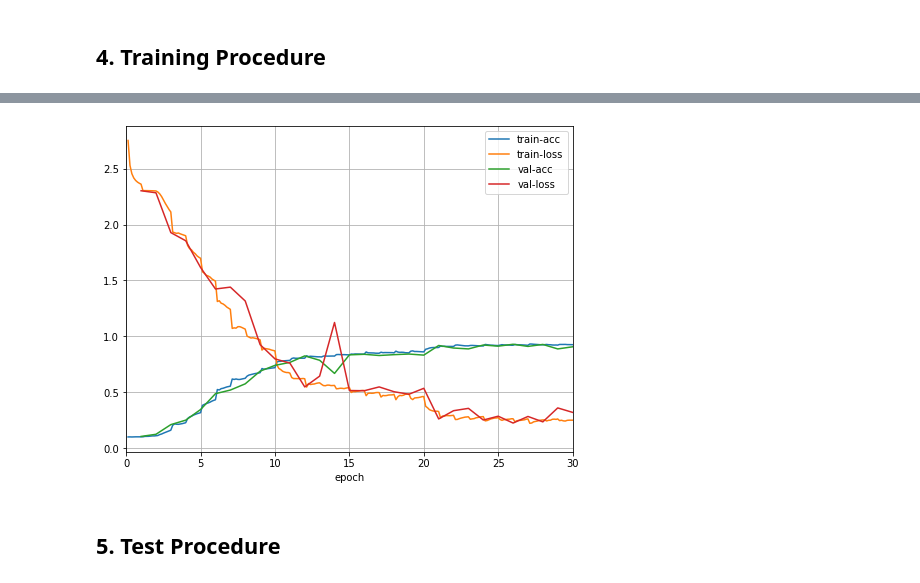
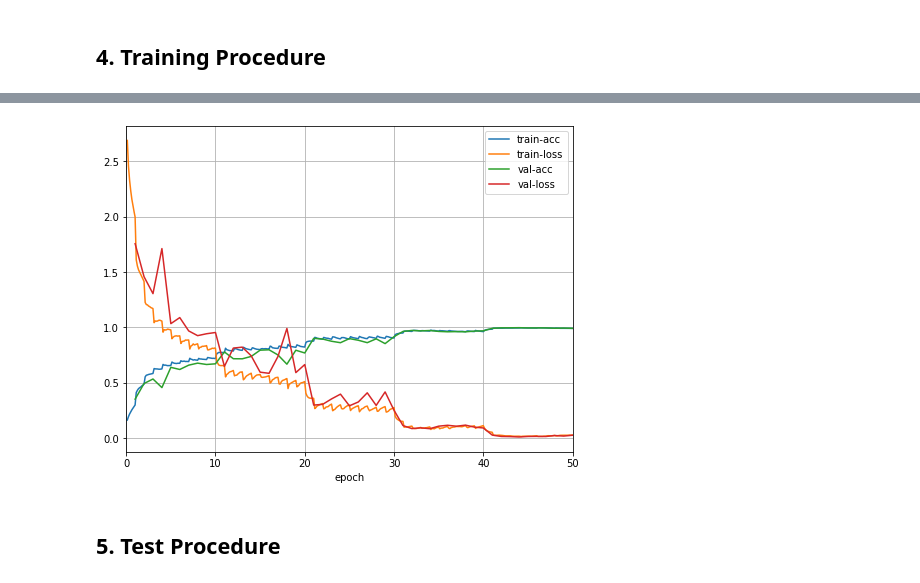
Before and after one commit to danhdoan/cifar10-end2end-mxnet, a Jupyter notebook: cifar10-end2end.ipynb, the cells around one changed output, grey strips where cells are left out. Saved outputs shown, nothing was run; the diff lists cells and outputs as text; code cells hidden in the pictures.

Commit message:
Add ResNet models

```diff
--- a/cifar10-end2end.ipynb
+++ b/cifar10-end2end.ipynb
@@ -74,11 +74,20 @@ LOG(INFO, 'Data Loaders defining done')
 ## 3. Setup Training System
 # %%
 from altusi.models import VGG11, VGG13, VGG16, VGG19
+from altusi.models import ResNet18, ResNet34, ResNet50, ResNet101, ResNet152
 
+# VGG architectures
 #net = VGG11(nclasses=cfg.CIFAR_NCLASSES)
 #net = VGG13(nclasses=cfg.CIFAR_NCLASSES)
 #net = VGG16(nclasses=cfg.CIFAR_NCLASSES)
-net = VGG19(nclasses=cfg.CIFAR_NCLASSES)
+#net = VGG19(nclasses=cfg.CIFAR_NCLASSES)
+
+# Resnet architectures
+#net = ResNet18(nclasses=cfg.CIFAR_NCLASSES)
+#net = ResNet34(nclasses=cfg.CIFAR_NCLASSES)
+#net = ResNet50(nclasses=cfg.CIFAR_NCLASSES)
+net = ResNet101(nclasses=cfg.CIFAR_NCLASSES)
+#net = ResNet152(nclasses=cfg.CIFAR_NCLASSES)
 
 LOG(INFO, 'Network setup done')
 # %% [output]
@@ -152,7 +161,7 @@ animator = vis.Animator(
     figsize=(8, 6)
 )
 
-LR_DECAY_EPOCHS = [10, 20] + [np.inf]
+LR_DECAY_EPOCHS = [10, 20, 30, 40] + [np.inf]
 lr_decay_idx = 0
 
 train_metric = mx.metric.Accuracy()
@@ -202,4 +211,4 @@ for epoch in range(cfg.NEPOCHS):
-[figure, old version]
+[figure, new version]
 # %% [markdown]
 ## 5. Test Procedure
 # %%
```
Also changed, not shown: parts of 9 cells of this notebook, 9 other files.
